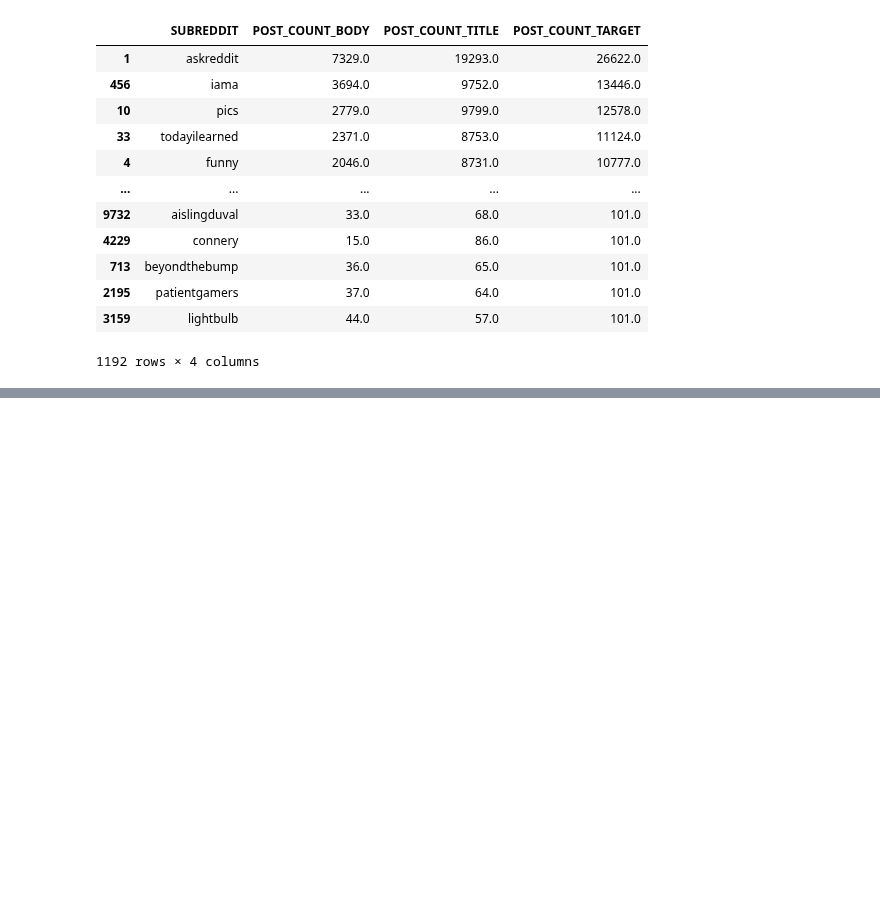
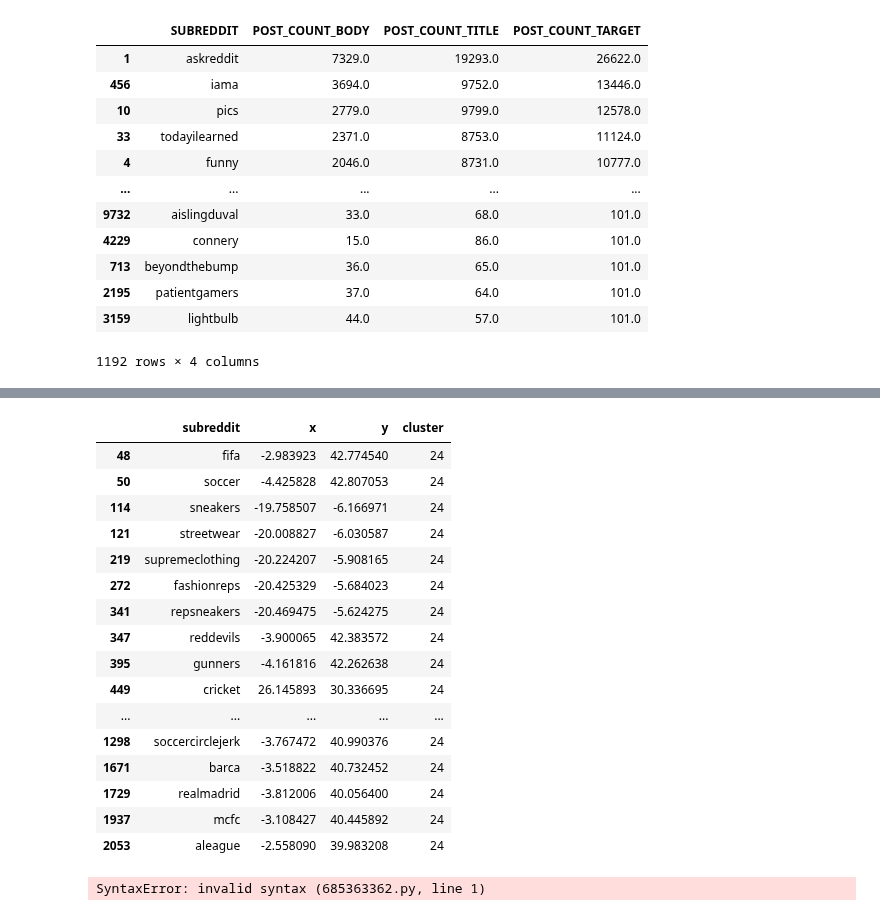
Before and after one commit to l0uisgrange/ada-2025-project, a Jupyter notebook: results.ipynb, the cells around one changed output, grey strips where cells are left out. Drawn from its saved outputs; the diff is of its cells as text; code cells hidden in the pictures; blank space fills up the shorter version.

```diff
--- a/results.ipynb
+++ b/results.ipynb
@@ -317,3 +327,25 @@ viz_df = visualize_clusters_2d(embeddings, subreddits_data['SUBREDDIT'], cluster
 # %%
-viz_df[viz_df['cluster'] == 20]
+viz_df[viz_df['cluster'] == 24]
 # 8 pas mal
+# %% [output]
+|  | subreddit | x | y | cluster |
+| 48 | fifa | -2.983923 | 42.774540 | 24 |
+| 50 | soccer | -4.425828 | 42.807053 | 24 |
+| 114 | sneakers | -19.758507 | -6.166971 | 24 |
+| 121 | streetwear | -20.008827 | -6.030587 | 24 |
+| 219 | supremeclothing | -20.224207 | -5.908165 | 24 |
+| 272 | fashionreps | -20.425329 | -5.684023 | 24 |
+| 341 | repsneakers | -20.469475 | -5.624275 | 24 |
+| 347 | reddevils | -3.900065 | 42.383572 | 24 |
+| 395 | gunners | -4.161816 | 42.262638 | 24 |
+| 449 | cricket | 26.145893 | 30.336695 | 24 |
+| ... | ... | ... | ... | ... |
+| 1298 | soccercirclejerk | -3.767472 | 40.990376 | 24 |
+| 1671 | barca | -3.518822 | 40.732452 | 24 |
+| 1729 | realmadrid | -3.812006 | 40.056400 | 24 |
+| 1937 | mcfc | -3.108427 | 40.445892 | 24 |
+| 2053 | aleague | -2.558090 | 39.983208 | 24 |
+# %%
+/
+# %% [output]
+SyntaxError: invalid syntax (685363362.py, line 1)
```
Also changed, not shown: parts of 3 cells of this notebook.
